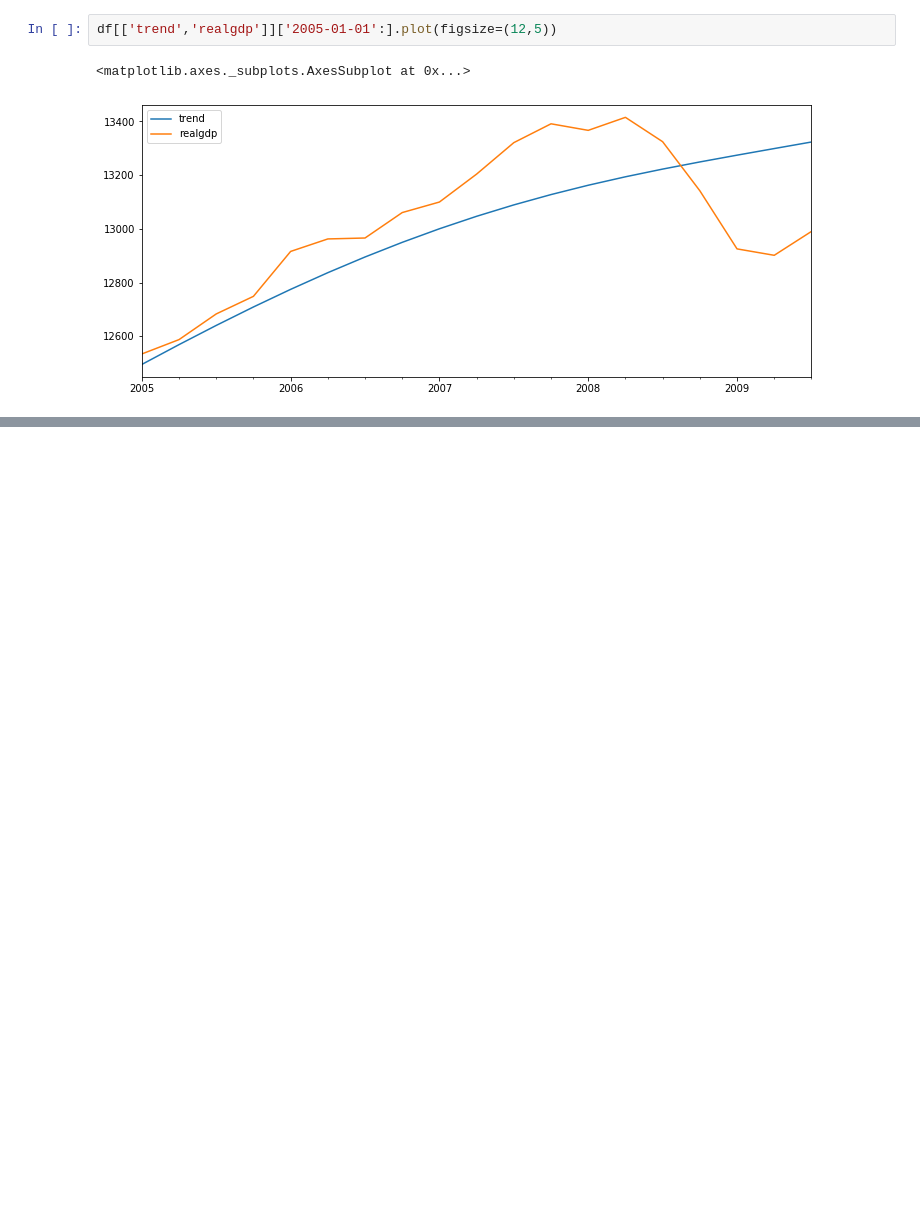
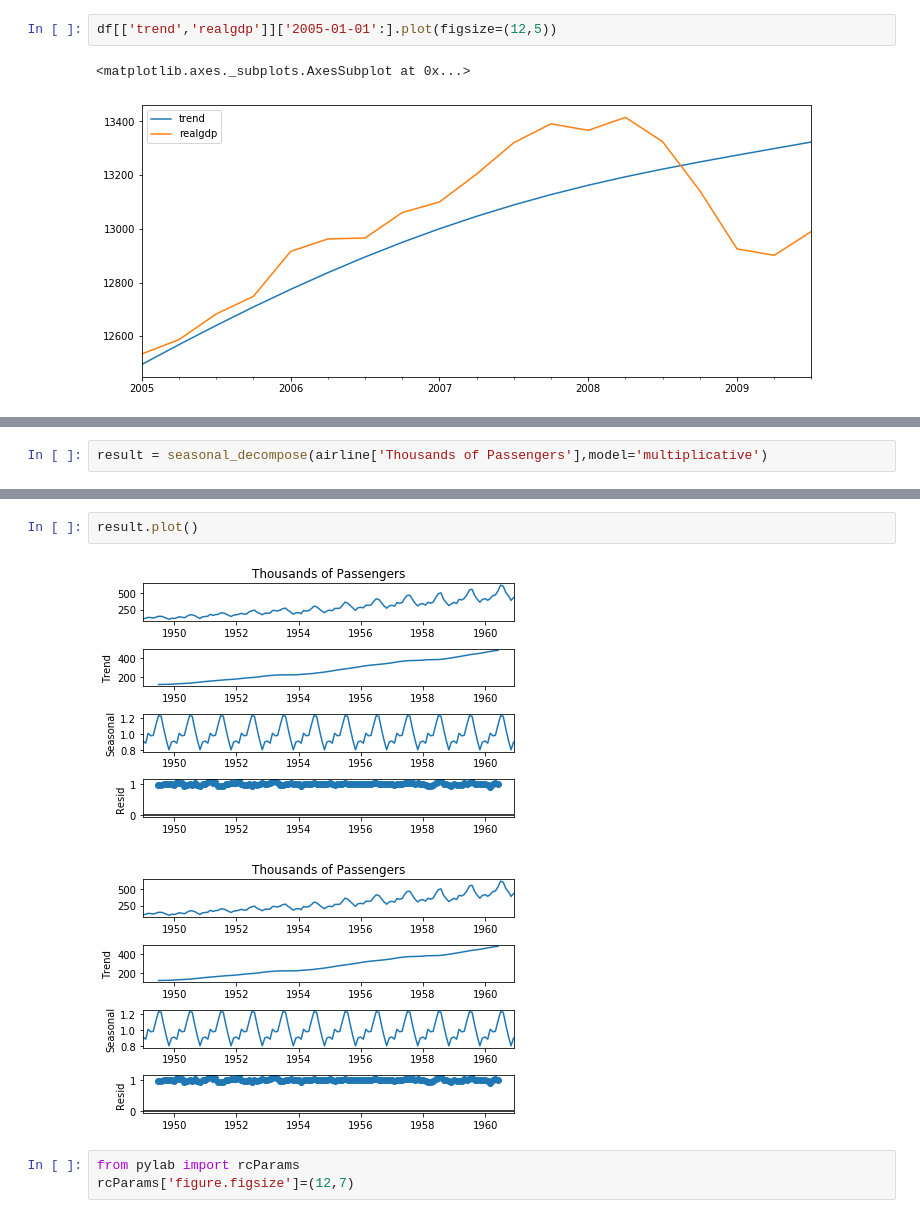
Before and after one commit to askarmel/time_series_analysis, a Jupyter notebook: source/analysis_with_statsmodel.ipynb, the cells around one changed output, grey strips where cells are left out. Saved outputs shown, nothing was run; the diff lists cells and outputs as text; blank space fills up the shorter version.

Commit message:
stats models for time series

```diff
--- a/source/analysis_with_statsmodel.ipynb
+++ b/source/analysis_with_statsmodel.ipynb
@@ -41,0 +51,2 @@ airline
+# %%
+result = seasonal_decompose(airline['Thousands of Passengers'],model='multiplicative')
@@ -41,0 +69,8 @@ airline
+# %%
+result.plot()
+# %% [output]
+[figure, added]
+[figure, added]
+# %%
+from pylab import rcParams
+rcParams['figure.figsize']=(12,7)
```
Also changed, not shown: parts of 6 cells of this notebook.
